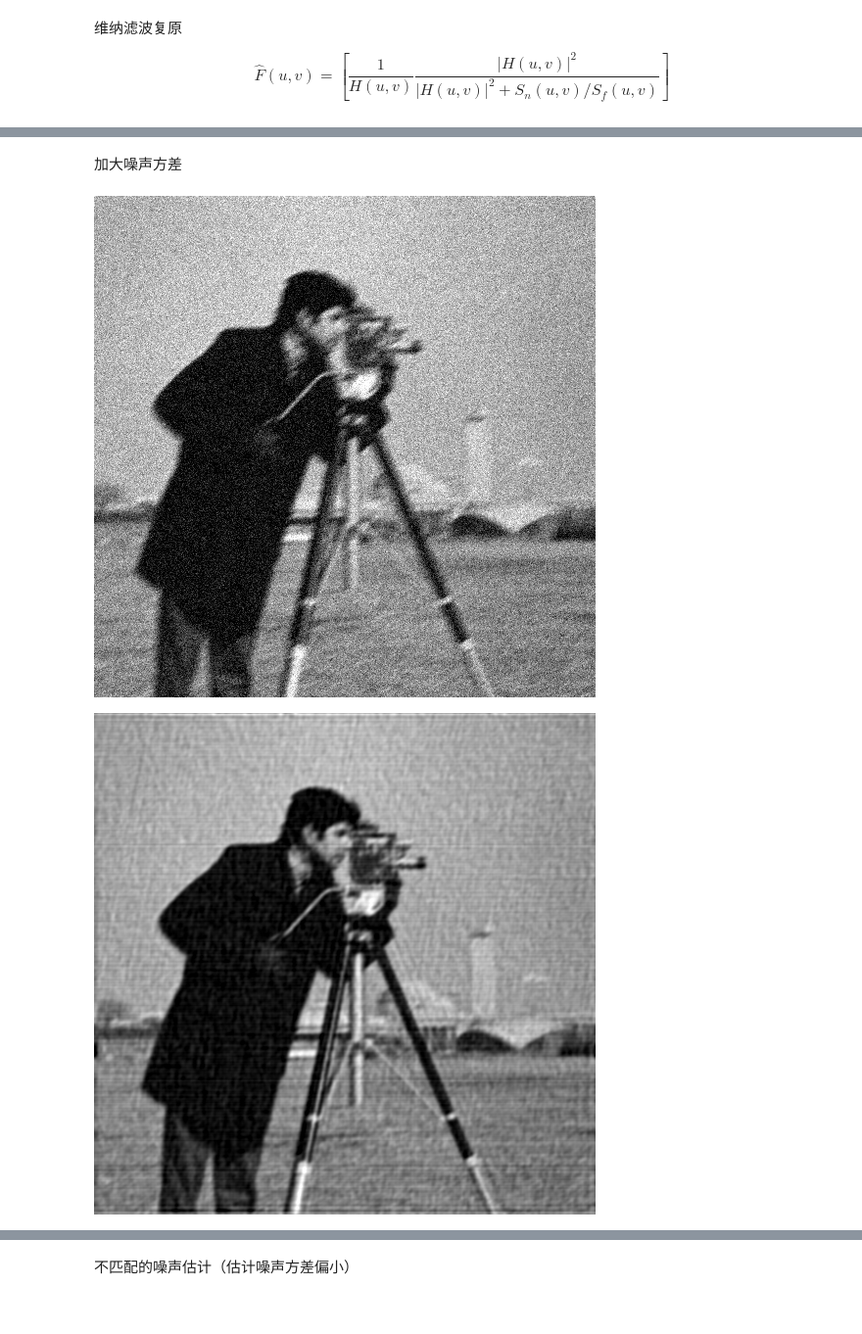
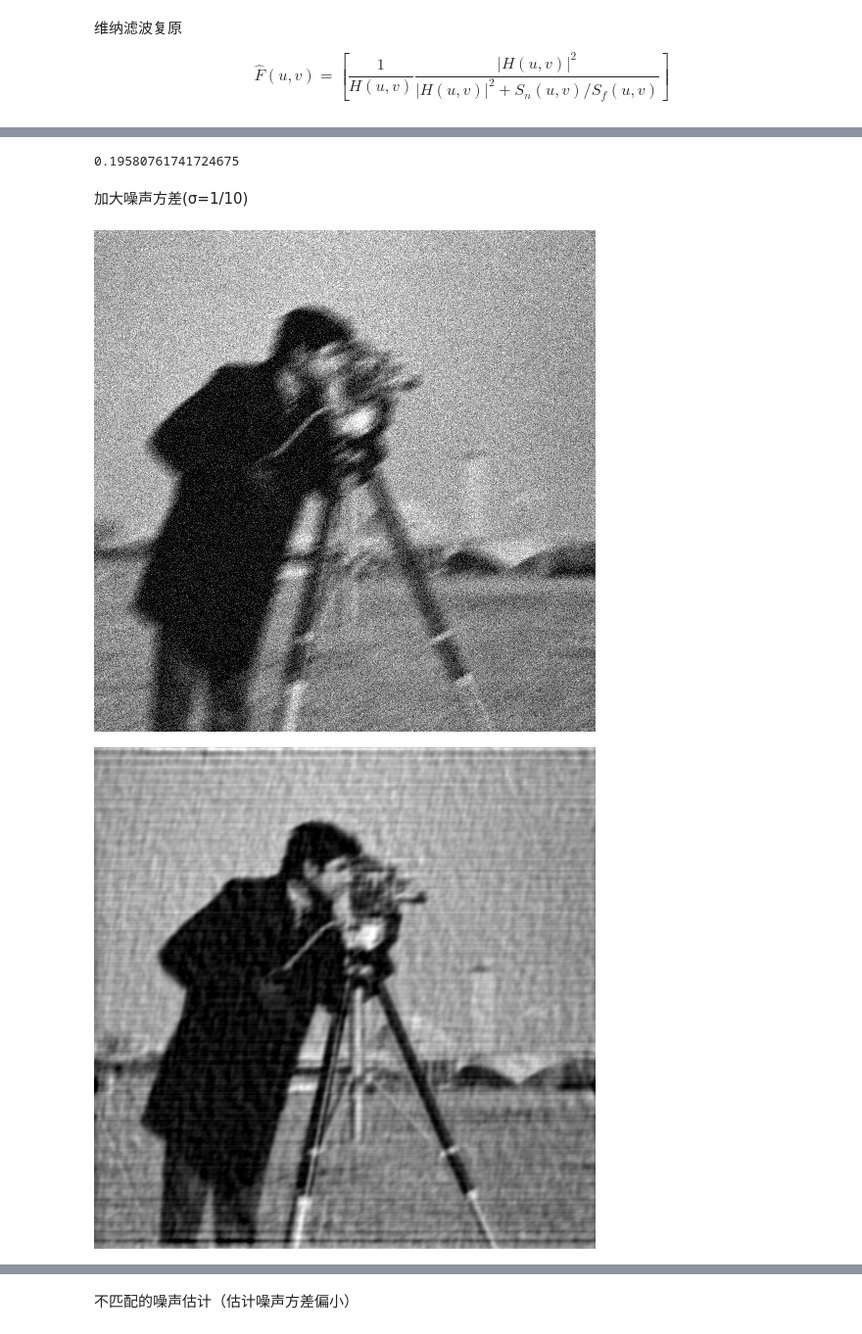
Before and after one commit to miRoox/HIT-DigitalSignalProcessing-Postgraduate, a Jupyter notebook: work.ipynb, the cells around one changed output, grey strips where cells are left out. Shown at 98% size. Cells and saved outputs as stored; diff of their text form; code cells hidden in the pictures.

```diff
--- a/work.ipynb
+++ b/work.ipynb
@@ -56,6 +56,6 @@ origin=testimage("cameraman")
 # %% [markdown]
 加入运动模糊
 # %%
-blurring=motionPSF(10,3π/18)
+blurring=motionPSF(18,3π/18)
 blurred=imfilter(origin,blurring)
 # %% [output]
@@ -94,14 +100,18 @@ recover_i=Gray.(ifft(fft(channelview(blurred_n))./fft(blurring_p)))
-# %% [markdown]
-加大噪声方差
+# %%
+mse(origin,recover_i)
+# %% [output]
+0.19580761741724675
+# %% [markdown]
+加大噪声方差(σ=1/10)
 # %%
 noise2=randn(size(origin))./10;
 blurred_n2=Gray.(blurred.+noise2)
 # %% [output]
-[figure, old version]
+[figure, new version]
 # %%
-recovered2=Gray.(fftshift(wiener(channelview(blurred_n2),channelview(origin),noise2,blurring_p)))
+recovered2=Gray.(ifftshift(wiener(channelview(blurred_n2),channelview(origin),noise2,blurring_p)))
 # %% [output]
-[figure, old version]
+[figure, new version]
 # %%
 mse(origin,recovered2)
 # %% [output]
```
Also changed, not shown: parts of 19 cells of this notebook.
